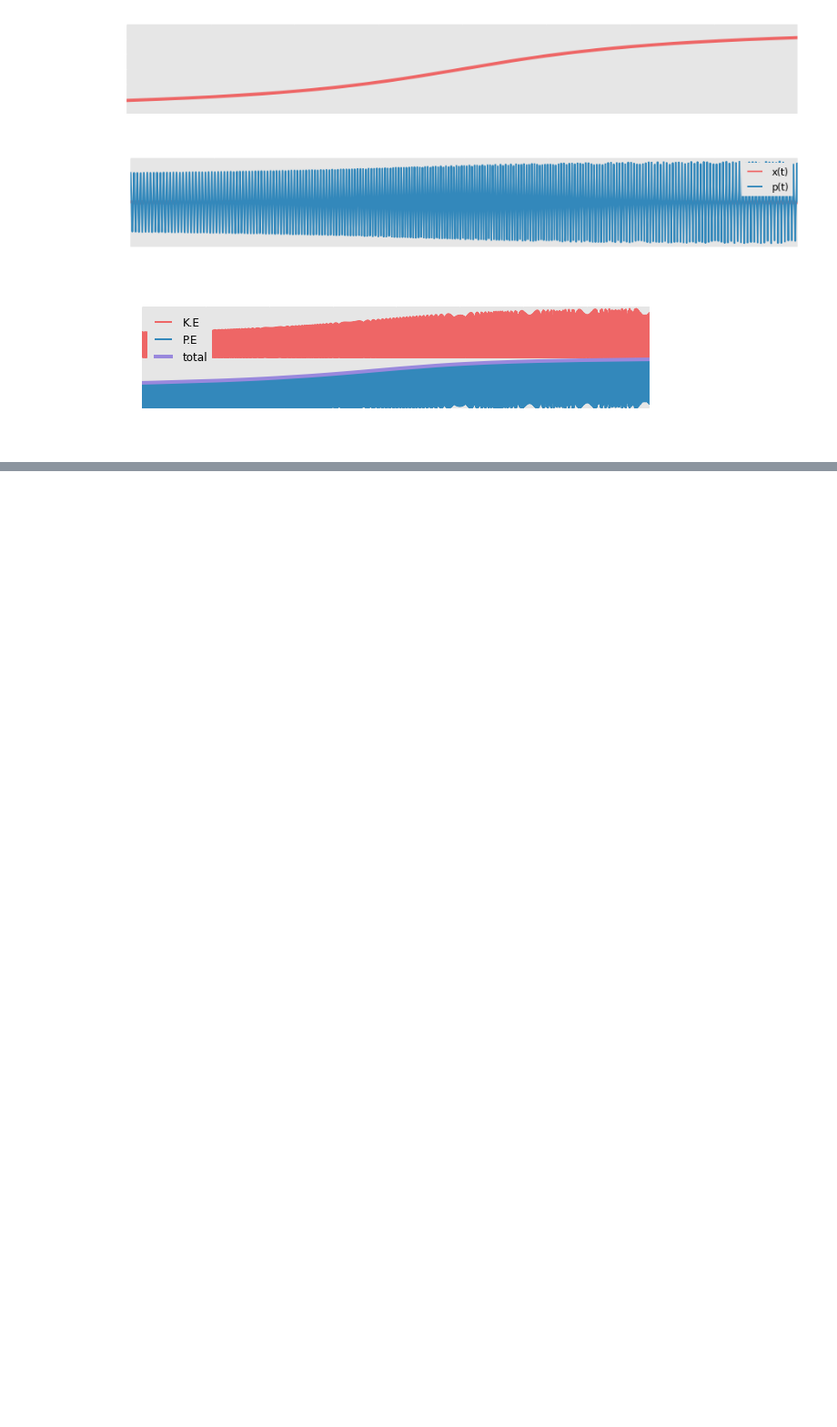
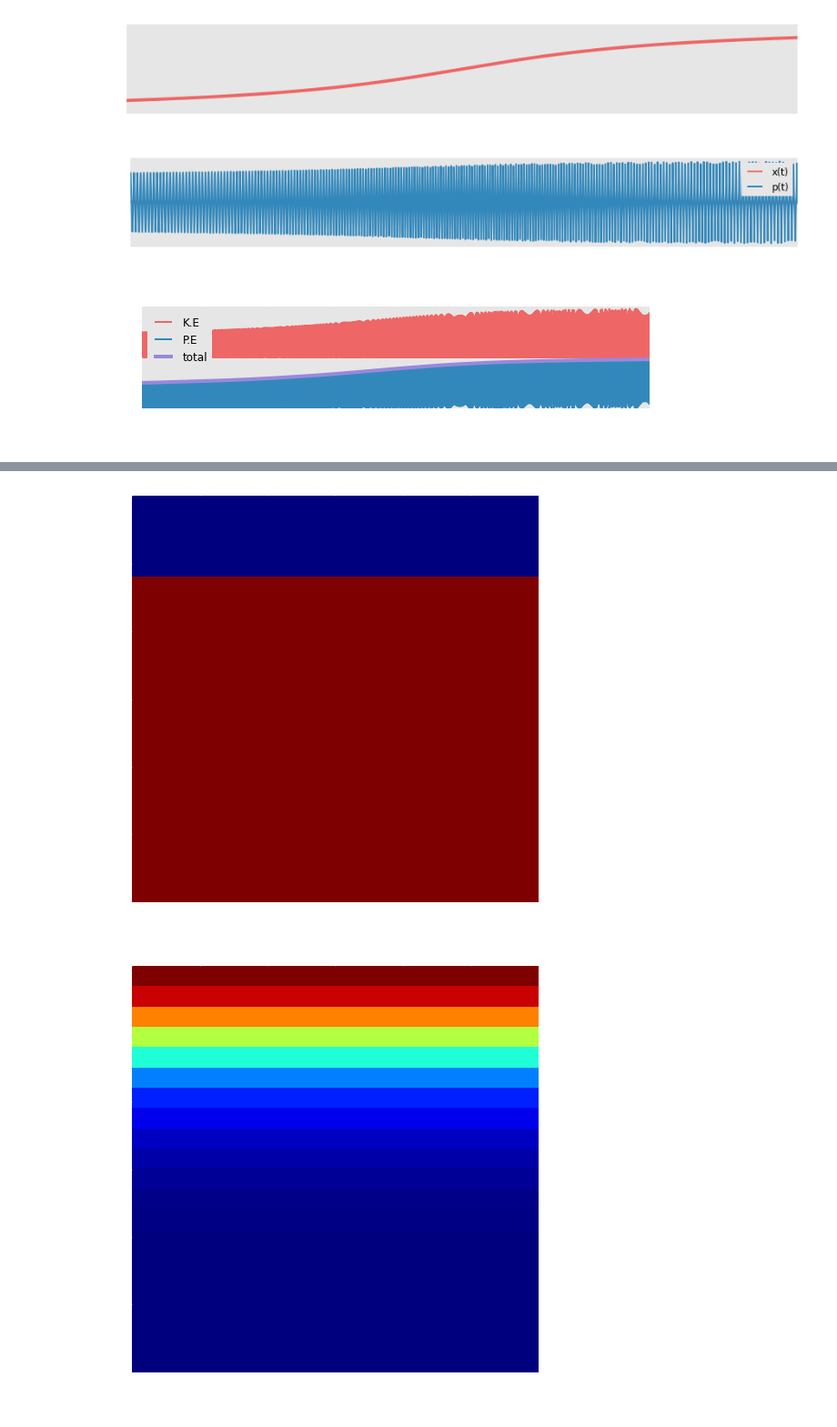
Before and after one commit to polnops/adiabatic_loading, a Jupyter notebook: tweezer_loading.ipynb, the cells around one changed output, grey strips where cells are left out. Shown at 91% size. Saved outputs shown, nothing was run; the diff lists cells and outputs as text; code cells hidden in the pictures; blank space fills up the shorter version.

```diff
--- a/tweezer_loading.ipynb
+++ b/tweezer_loading.ipynb
@@ -173,10 +175,10 @@ def thermalLoss(x_max = 1, p_max = 1, kT = np.linspace(0.1,2,10)):
     we only need to do this once. however, if we want to change the frequeny sweep function, we'll
     need to redo this.'''
 
-    m = 50; n = 50;
+    m = 200; n = 201;
     init2dloss = np.zeros((m,n))
     x0_arr = np.linspace(0,x_max,m) #only need to do positive side due to symmetry
-    p0_arr = np.linspace(0,p_max,n)
+    p0_arr = np.linspace(-p_max,p_max,n)
 
     #can't easily vectorize this (with x0 = x0_arr, p0 = p0_arr[:,None]) for some reason...
     for i, j in itertools.product(range(m), range(n)):
@@ -223,10 +232,10 @@ class ThermalLoss(Dynamics1D):
 
     def thermalLoss(self, x_max = 1, p_max = 1, kT = [1]):
 
-        m = 100; n = 200;
+        m = 20; n = 41;
         init2dloss = np.zeros((m,n))
         x0_arr = np.linspace(0,x_max,m) #only need to do positive side due to symmetry
-        p0_arr = np.linspace(p_max,p_max,n)
+        p0_arr = np.linspace(-p_max,p_max,n)
 
         #can't easily vectorize this (with x0 = x0_arr, p0 = p0_arr[:,None]) for some reason...
         for i, j in itertools.product(range(m), range(n)):
@@ -256,8 +265,11 @@ class ThermalLoss(Dynamics1D):
         return np.array(losses_vs_T)
 # %%
 therm = ThermalLoss()
-kT = np.linspace(2,40,20)
-%prun loss = therm.thermalLoss(x_max = 20, p_max = 20, kT = kT)
+kT = np.linspace(2,40,10)
+%prun loss = therm.thermalLoss(x_max = 3, p_max = 3, kT = kT)
+# %% [output]
+[figure, added]
+[figure, added]
 # %%
 plt.plot(kT,1-loss)
 plt.xlabel('kT/h*omega_i')
```
Also changed, not shown: parts of 5 cells of this notebook.
